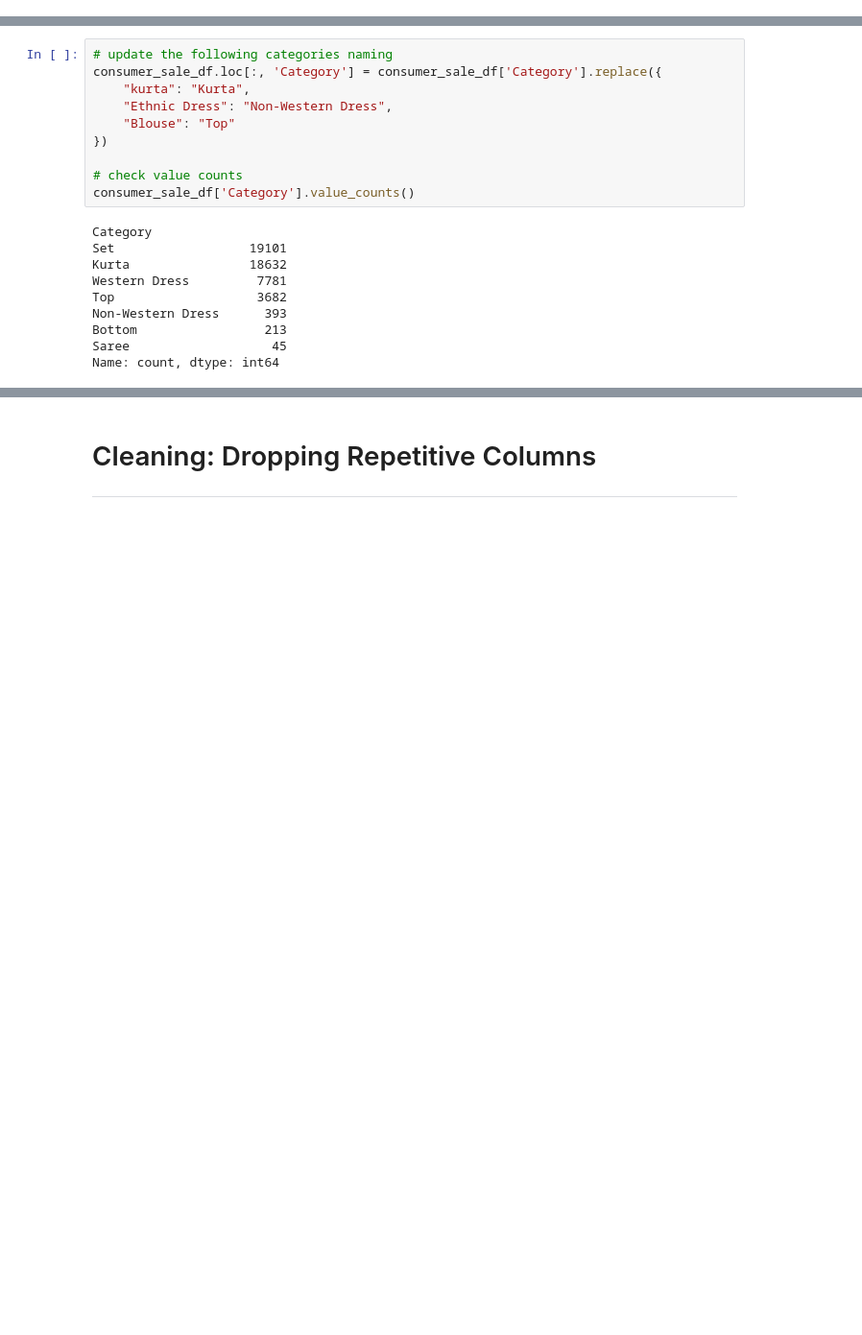
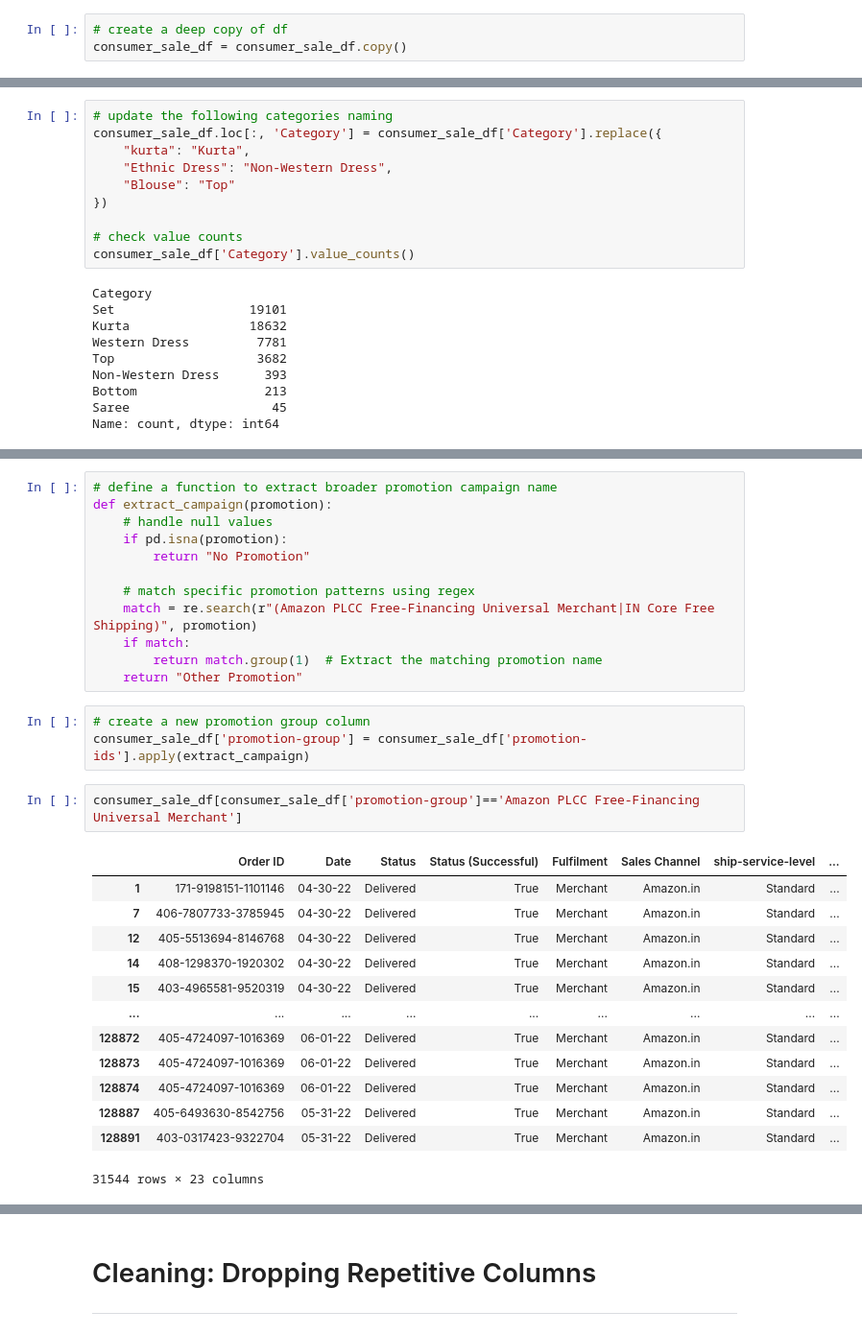
Before and after one commit to brianna-mitri/project-1, a Jupyter notebook: BM_Work/cleaning.ipynb, the cells around one changed output, grey strips where cells are left out. Shown: that part at 96% size. Drawn from its saved outputs; the diff is of its cells as text; blank space fills up the shorter version.

Commit message:
Added promotion group column

```diff
--- a/BM_Work/cleaning.ipynb
+++ b/BM_Work/cleaning.ipynb
@@ -48,6 +49,9 @@ consumer_sale_df
 | 128973 | 402-6184140-0545956 | 05-31-22 | Shipped | Amazon | Amazon.in | Expedited | J0012 | J0012-SKD-XS | Set | ... |
 | 128974 | 408-7436540-8728312 | 05-31-22 | Shipped | Amazon | Amazon.in | Expedited | J0003 | J0003-SET-S | Set | ... |
 128104 rows × 21 columns
+# %%
+# create a deep copy of df
+consumer_sale_df = consumer_sale_df.copy()
 # %% [markdown]
 ## Recategorize *Status* column values and create new successful status column, *Status (Successful)*
 # %% [markdown]
@@ -172,0 +201,31 @@ Name: count, dtype: int64
+# %%
+# define a function to extract broader promotion campaign name
+def extract_campaign(promotion):
+    # handle null values
+    if pd.isna(promotion):
+        return "No Promotion"
+
+    # match specific promotion patterns using regex
+    match = re.search(r"(Amazon PLCC Free-Financing Universal Merchant|IN Core Free Shipping)", promotion)
+    if match:
+        return match.group(1)  # Extract the matching promotion name
+    return "Other Promotion"
+# %%
+# create a new promotion group column
+consumer_sale_df['promotion-group'] = consumer_sale_df['promotion-ids'].apply(extract_campaign)
+# %%
+consumer_sale_df[consumer_sale_df['promotion-group']=='Amazon PLCC Free-Financing Universal Merchant']
+# %% [output]
+|  | Order ID | Date | Status | Status (Successful) | Fulfilment | Sales Channel | ship-service-level | ... |
+| 1 | 171-9198151-1101146 | 04-30-22 | Delivered | True | Merchant | Amazon.in | Standard | ... |
+| 7 | 406-7807733-3785945 | 04-30-22 | Delivered | True | Merchant | Amazon.in | Standard | ... |
+| 12 | 405-5513694-8146768 | 04-30-22 | Delivered | True | Merchant | Amazon.in | Standard | ... |
+| 14 | 408-1298370-1920302 | 04-30-22 | Delivered | True | Merchant | Amazon.in | Standard | ... |
+| 15 | 403-4965581-9520319 | 04-30-22 | Delivered | True | Merchant | Amazon.in | Standard | ... |
+| ... | ... | ... | ... | ... | ... | ... | ... | ... |
+| 128872 | 405-4724097-1016369 | 06-01-22 | Delivered | True | Merchant | Amazon.in | Standard | ... |
+| 128873 | 405-4724097-1016369 | 06-01-22 | Delivered | True | Merchant | Amazon.in | Standard | ... |
+| 128874 | 405-4724097-1016369 | 06-01-22 | Delivered | True | Merchant | Amazon.in | Standard | ... |
+| 128887 | 405-6493630-8542756 | 05-31-22 | Delivered | True | Merchant | Amazon.in | Standard | ... |
+| 128891 | 403-0317423-9322704 | 05-31-22 | Delivered | True | Merchant | Amazon.in | Standard | ... |
+31544 rows × 23 columns
```
Also changed, not shown: parts of 10 cells of this notebook.
